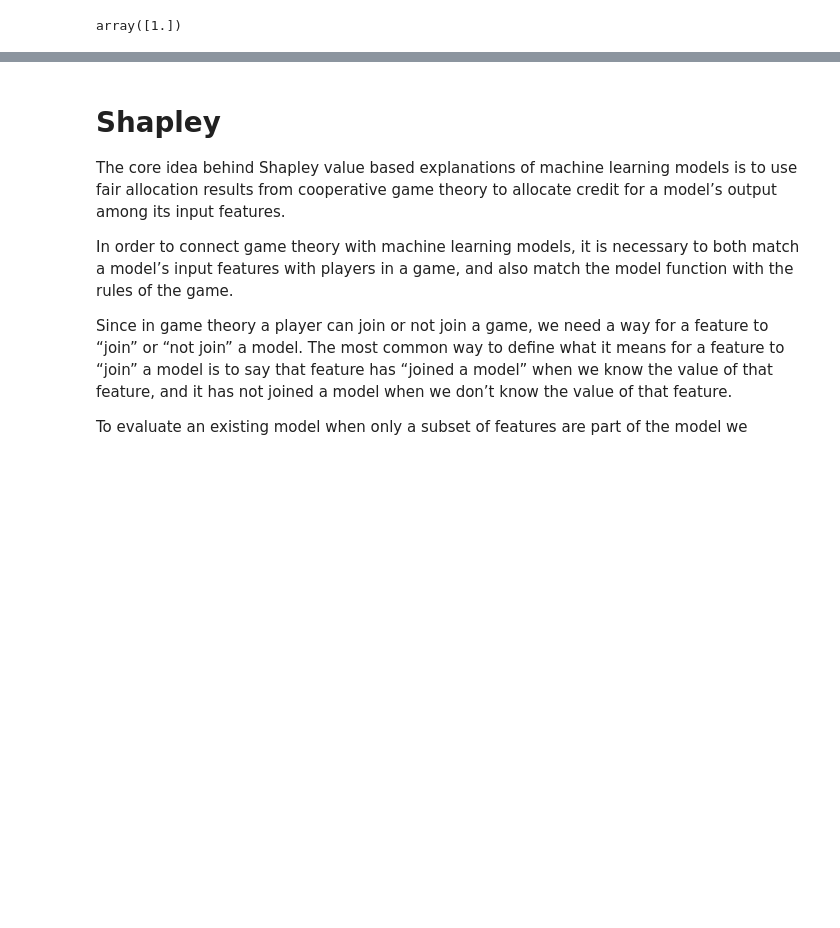
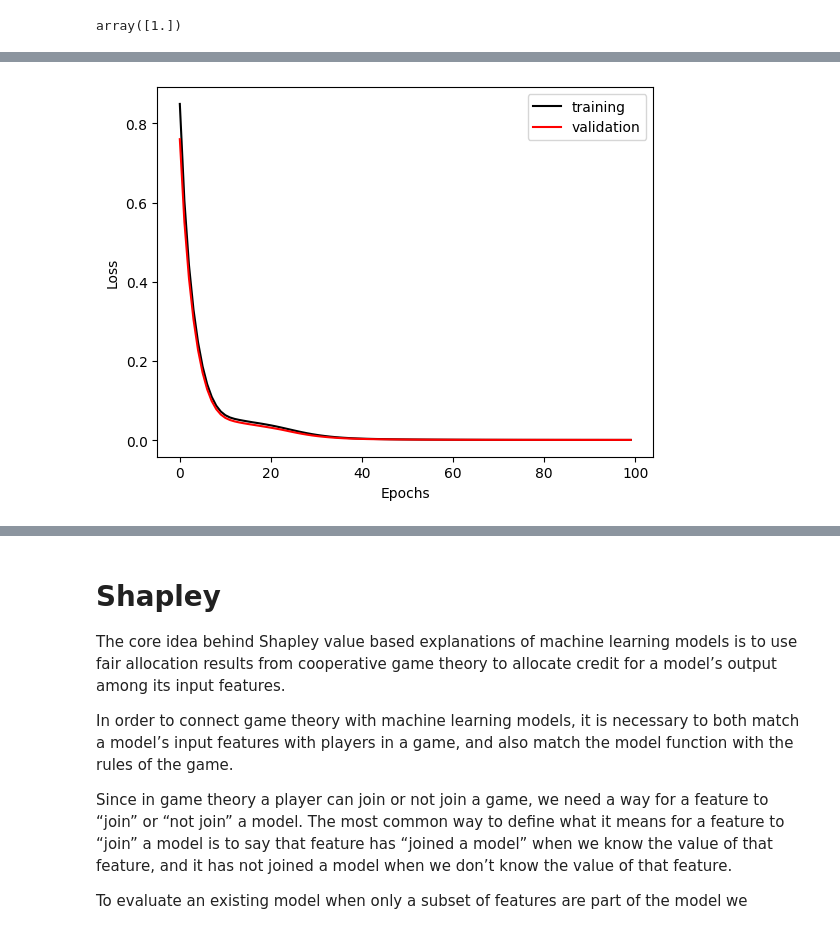
Before and after one commit to mariajmolina/UMDAOSC650, a Jupyter notebook: firstXAI.ipynb, the cells around one changed output, grey strips where cells are left out. Drawn from its saved outputs; the diff is of its cells as text; code cells hidden in the pictures; blank space fills up the shorter version.

```diff
--- a/firstXAI.ipynb
+++ b/firstXAI.ipynb
@@ -113 +137,10 @@ model.compile(optimizer='adam', loss='mse')
+# %%
+plt.plot(range(0,100),history.history["loss"], c='k', label='training')
+plt.plot(range(0,100),history.history["val_loss"], c='r', label='validation')
+plt.xlabel('Epochs')
+plt.ylabel('Loss')
+plt.legend()
+plt.show()
+# %% [output]
+[figure, added]
 # %%
```
Also changed, not shown: parts of 7 cells of this notebook.
